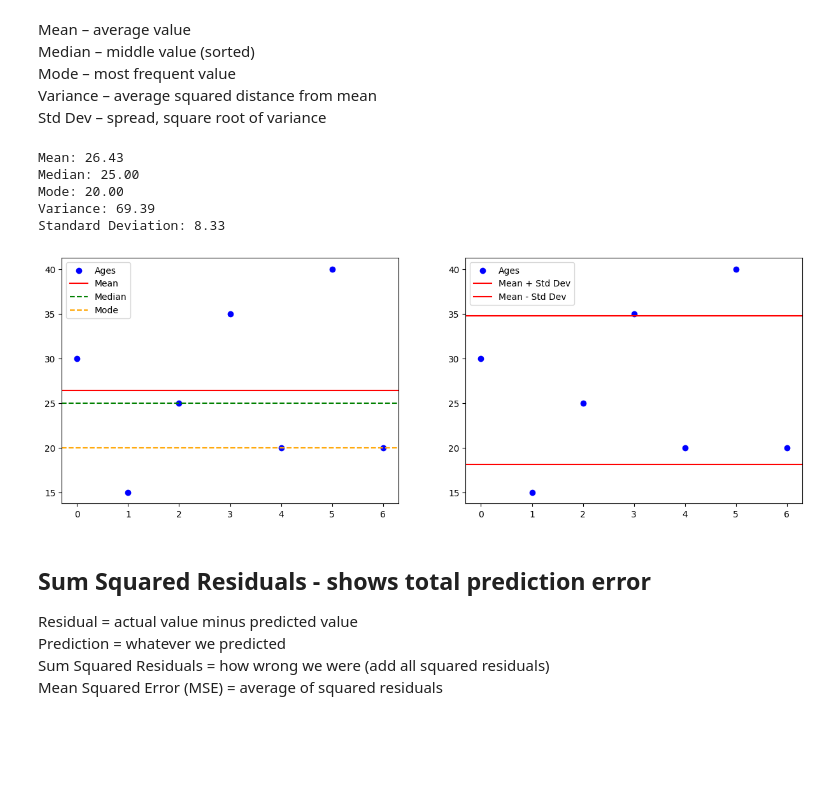
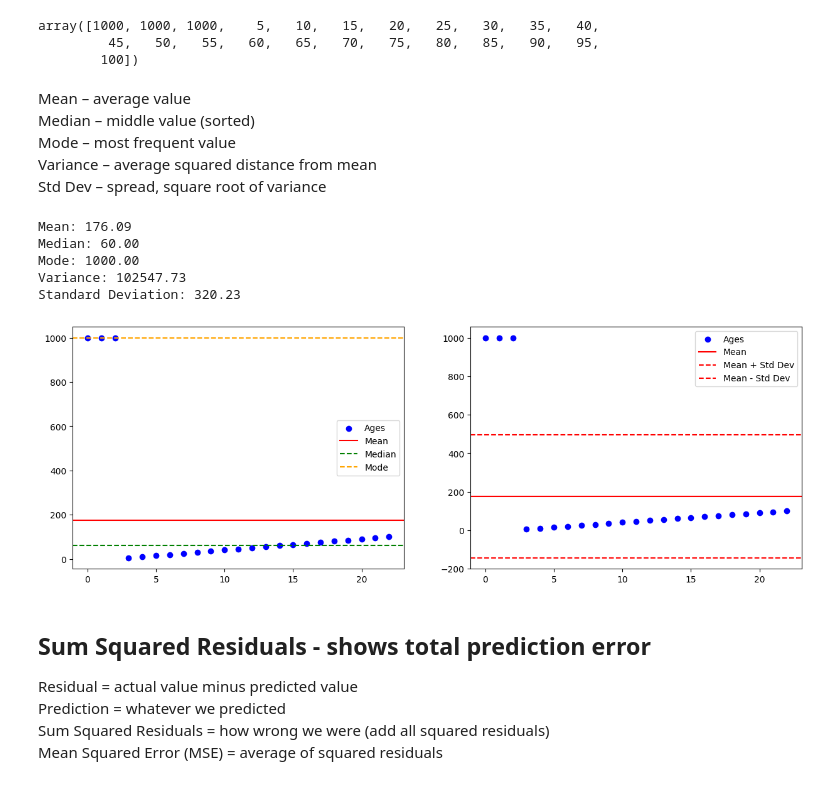
Before and after one commit to k26rahul/ml-april-25, a Jupyter notebook: line-fit.ipynb, the cells around one changed output. Saved outputs shown, nothing was run; the diff lists cells and outputs as text; code cells hidden in the pictures; blank space fills up the shorter version.

```diff
--- a/line-fit.ipynb
+++ b/line-fit.ipynb
@@ -2,10 +2,16 @@
 import numpy as np
 import matplotlib.pyplot as plt
 # %%
-ages = np.hstack((np.array([1000, 1000, 1000]), np.arange(5, 105, 5)))
 ages = np.array([15, 20, 20, 25, 30, 35, 40])
+ages = np.hstack((np.array([1000, 1000, 1000]), np.arange(5, 101, 5)))
 
-np.random.shuffle(ages)
+ages
+
+# np.random.shuffle(ages)
+# %% [output]
+array([1000, 1000, 1000,    5,   10,   15,   20,   25,   30,   35,   40,
+         45,   50,   55,   60,   65,   70,   75,   80,   85,   90,   95,
+        100])
 # %% [markdown]
 Mean – average value
 Median – middle value (sorted)
@@ -25,34 +31,35 @@ print(f"Mode: {mode:.2f}")
 print(f"Variance: {variance:.2f}")
 print(f"Standard Deviation: {std_dev:.2f}")
 # %% [output]
-Mean: 26.43
-Median: 25.00
-Mode: 20.00
-Variance: 69.39
-Standard Deviation: 8.33
+Mean: 176.09
+Median: 60.00
+Mode: 1000.00
+Variance: 102547.73
+Standard Deviation: 320.23
 # %%
 def plot_stats():
   fig, (ax1, ax2) = plt.subplots(1, 2, figsize=(15, 5))
 
   # First plot
   ax1.scatter(range(len(ages)), ages, label='Ages', color='blue')
   ax1.axhline(mean, color='red', label='Mean')
   ax1.axhline(median, color='green', linestyle='--', label='Median')
   ax1.axhline(mode, color='orange', linestyle='--', label='Mode')
   ax1.legend()
 
   # Second plot
   ax2.scatter(range(len(ages)), ages, label='Ages', color='blue')
-  ax2.axhline(mean + std_dev, color='red', label='Mean + Std Dev')
-  ax2.axhline(mean - std_dev, color='red', label='Mean - Std Dev')
+  ax2.axhline(mean, color='red', label='Mean')
+  ax2.axhline(mean + std_dev, color='red', linestyle='--', label='Mean + Std Dev')
+  ax2.axhline(mean - std_dev, color='red', linestyle='--', label='Mean - Std Dev')
   # ax2.axhline(mean + variance, color='green', linestyle='--', label='Mean + Variance')
   # ax2.axhline(mean - variance, color='green', linestyle='--', label='Mean - Variance')
   ax2.legend()
 
 
 plot_stats()
 # %% [output]
-[figure, old version]
+[figure, new version]
 # %% [markdown]
 ## Sum Squared Residuals - shows total prediction error
 
```
Also changed, not shown: parts of 3 cells of this notebook, 1 other file.
